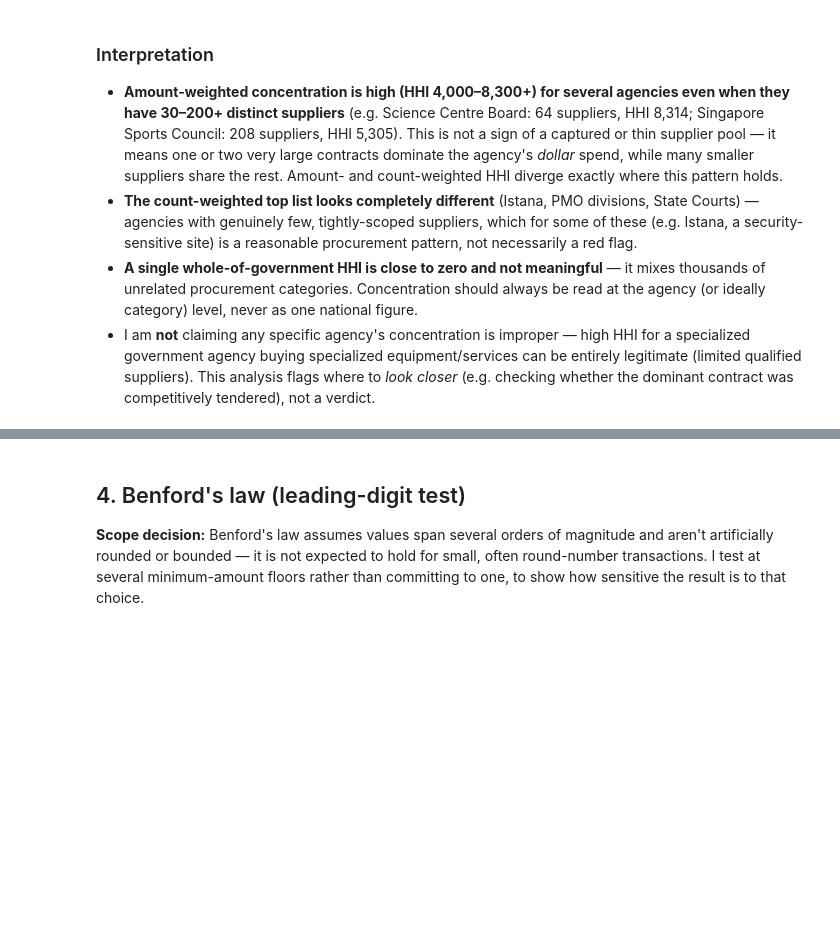
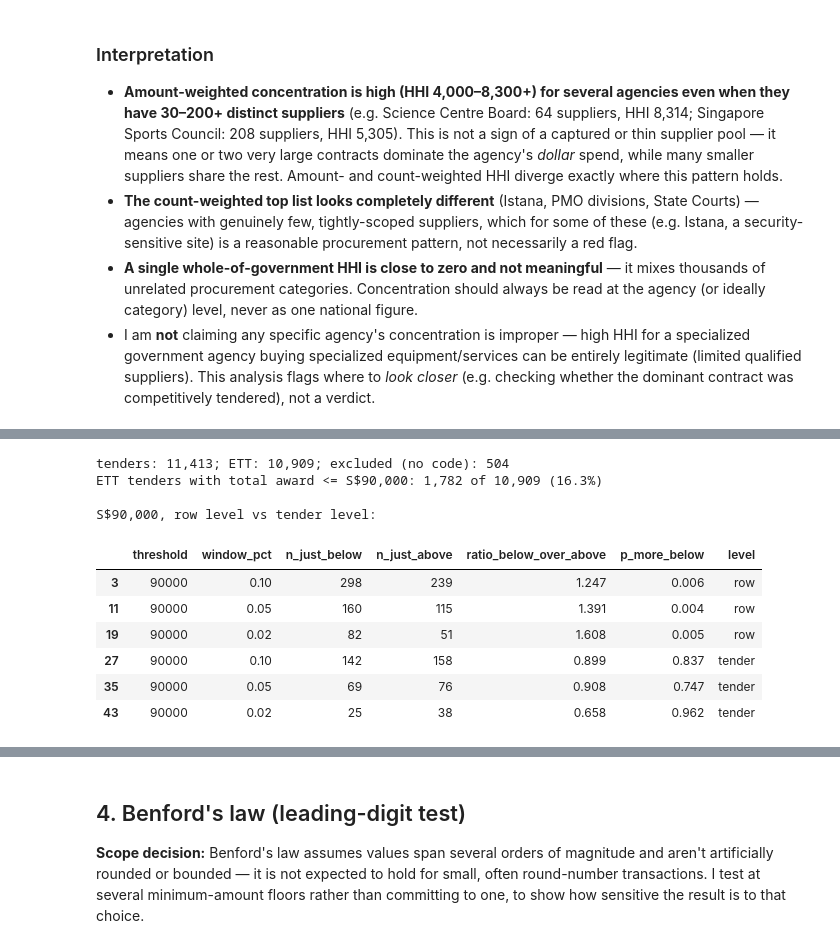
Before and after one commit to CHANGPeijia-ACC/sg-procurement-analysis, a Jupyter notebook: notebooks/01_procurement_analysis.ipynb, the cells around one changed output, grey strips where cells are left out. Saved outputs shown, nothing was run; the diff lists cells and outputs as text; code cells hidden in the pictures; blank space fills up the shorter version.

```diff
--- a/notebooks/01_procurement_analysis.ipynb
+++ b/notebooks/01_procurement_analysis.ipynb
@@ -151,0 +121,29 @@ display(Image('../outputs/figures/threshold_zoom_6000.png'))
+# %%
+tenders = aggregate_by_tender(df)
+ett_tenders = tenders[tenders['procurement_type'] == 'ETT']
+print(f"tenders: {len(tenders):,}; ETT: {len(ett_tenders):,}; excluded (no code): {len(tenders) - len(ett_tenders):,}")
+at_or_below = (ett_tenders['awarded_amt'] <= 90000)
+print(f"ETT tenders with total award <= S$90,000: {at_or_below.sum():,} of {len(ett_tenders):,} ({at_or_below.mean():.1%})")
+
+test_thresholds = [70000, 80000, 85000, 90000, 95000, 100000, 110000, 120000]
+threshold_results = pd.concat(
+    [threshold_window_counts(data, test_thresholds, window_pct=w).assign(level=level)
+     for level, data in [('row', df), ('tender', ett_tenders)]
+     for w in (0.10, 0.05, 0.02)],
+    ignore_index=True,
+)
+print()
+print('S$90,000, row level vs tender level:')
+display(threshold_results[threshold_results['threshold'] == 90000].round(3))
+# %% [output]
+tenders: 11,413; ETT: 10,909; excluded (no code): 504
+ETT tenders with total award <= S$90,000: 1,782 of 10,909 (16.3%)
+
+S$90,000, row level vs tender level:
+|  | threshold | window_pct | n_just_below | n_just_above | ratio_below_over_above | p_more_below | level |
+| 3 | 90000 | 0.10 | 298 | 239 | 1.247 | 0.006 | row |
+| 11 | 90000 | 0.05 | 160 | 115 | 1.391 | 0.004 | row |
+| 19 | 90000 | 0.02 | 82 | 51 | 1.608 | 0.005 | row |
+| 27 | 90000 | 0.10 | 142 | 158 | 0.899 | 0.837 | tender |
+| 35 | 90000 | 0.05 | 69 | 76 | 0.908 | 0.747 | tender |
+| 43 | 90000 | 0.02 | 25 | 38 | 0.658 | 0.962 | tender |
```
Also changed, not shown: parts of 9 cells of this notebook.
